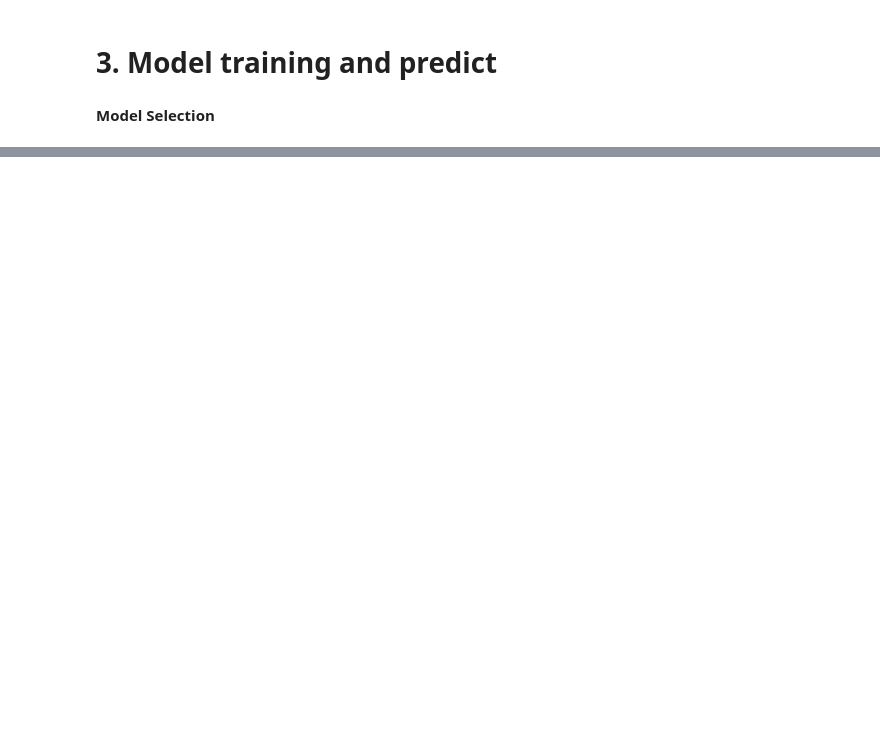
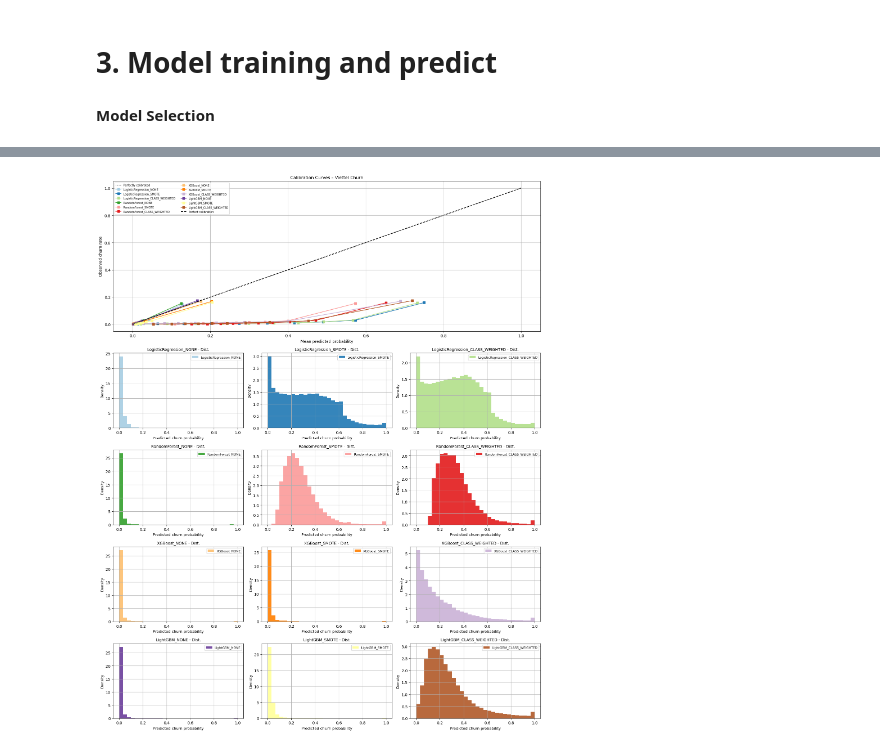
Before and after one commit to outlook1227/Python-Notebook-for-Dataset, a Jupyter notebook: Viettel Customer Analysis/Viettel_Churn.ipynb, the cells around one changed output, grey strips where cells are left out. Drawn from its saved outputs; the diff is of its cells as text; code cells hidden in the pictures; blank space fills up the shorter version.

```diff
--- a/Viettel Customer Analysis/Viettel_Churn.ipynb
+++ b/Viettel Customer Analysis/Viettel_Churn.ipynb
@@ -1132,0 +1335,85 @@ KeyboardInterrupt:
+# %%
+print("=" * 10, "SUMMARY MODEL" ,"=" * 10)
+
+configs = [
+    ("LogisticRegression_NONE", "LogisticRegression", "NONE"),
+    ("LogisticRegression_SMOTE", "LogisticRegression", "SMOTE"),
+    ("LogisticRegression_CLASS_WEIGHTED", "LogisticRegression", "CLASS_WEIGHTED"),
+
+    ("RandomForest_NONE", "RandomForest", "NONE"),
+    ("RandomForest_SMOTE", "RandomForest", "SMOTE"),
+    ("RandomForest_CLASS_WEIGHTED", "RandomForest", "CLASS_WEIGHTED"),
+
+    ("XGBoost_NONE", "XGBoost", "NONE"),
+    ("XGBoost_SMOTE", "XGBoost", "SMOTE"),
+    ("XGBoost_CLASS_WEIGHTED", "XGBoost", "CLASS_WEIGHTED"),
+
+    ("LightGBM_NONE", "LightGBM", "NONE"),
+    ("LightGBM_SMOTE", "LightGBM", "SMOTE"),
+    ("LightGBM_CLASS_WEIGHTED", "LightGBM", "CLASS_WEIGHTED")
+]
+
+# Set the number of columns for histogram plots
+HIST_N_COLS = 3
+# Calculate number of rows needed for histograms
+num_hist_rows = (len(configs) + HIST_N_COLS - 1) // HIST_N_COLS
+
+# Adjust GridSpec for one calibration plot at the top and multiple histogram plots below
+# Total rows = 1 for calibration + num_hist_rows for histograms
+fig = plt.figure(figsize=(16, 4 * (1 + num_hist_rows))) # Adjust figure size dynamically for 3 columns
+gs = GridSpec(nrows=1 + num_hist_rows, ncols=HIST_N_COLS, height_ratios=[2] + [1]*num_hist_rows)
+
+ax_cal = fig.add_subplot(gs[0, :]) # Calibration plot spans all columns in the first row
+colors = plt.get_cmap("Paired")
+
+# ---------- STORE PROBS FOR HIST ----------
+# `all_probs` is already populated from previous execution, no need to re-train models.
+# If `all_probs` were not available, the model training for `all_probs` would need to be re-run.
+
+# ---------- CALIBRATION CURVES ----------
+for i, (name, model_type, imb) in enumerate(configs):
+    # Use pre-computed probabilities from `all_probs`
+    y_prob = all_probs[name]
+
+    CalibrationDisplay.from_predictions(
+        y_test, # Corrected: y_true should be y_test
+        y_prob, # Corrected: y_prob should be the predicted probabilities
+        n_bins=10,
+        strategy="quantile",   # chuẩn cho churn
+        name=name,
+        ax=ax_cal,
+        color=colors(i),
+    )
+
+ax_cal.plot([0, 1], [0, 1], "k--", label="Perfect calibration")
+ax_cal.set_title("Calibration Curves – Viettel Churn", fontsize=11)
+ax_cal.set_xlabel("Mean predicted probability")
+ax_cal.set_ylabel("Observed churn rate")
+ax_cal.legend(fontsize=7, ncol=2)
+ax_cal.grid(True)
+
+# ---------- HISTOGRAM ----------
+# Generate grid positions for the histograms
+# Histograms start from row index 1 (after the calibration plot)
+histogram_grid_positions = []
+for r in range(1, 1 + num_hist_rows):
+    for c in range(HIST_N_COLS):
+        if len(histogram_grid_positions) < len(configs): # Ensure we don't go beyond the number of models
+            histogram_grid_positions.append((r, c))
+
+for i, (name, _, _) in enumerate(configs):
+  if i < len(histogram_grid_positions): # Only plot if a position is available
+      row, cols = histogram_grid_positions[i]
+      ax_hist_single = fig.add_subplot(gs[row, cols]) # Use a new variable for each histogram axis
+      ax_hist_single.hist(all_probs[name], bins=30, range=(0, 1), alpha=0.9,
+                  density=True, label=name, color=colors(i))
+
+      ax_hist_single.set_title(f"{name} - Dist.", fontsize=10) # Unique title for each histogram
+      ax_hist_single.set_xlabel("Predicted churn probability", fontsize=9.5)
+      ax_hist_single.set_ylabel("Density", fontsize=9.5)
+      ax_hist_single.legend(fontsize=8)
+      ax_hist_single.grid(True)
+
+plt.tight_layout()
+plt.show()
+# %% [output]
@@ -1132,0 +1421 @@ KeyboardInterrupt:
+[figure, added]
```
Also changed, not shown: parts of 23 cells of this notebook.
